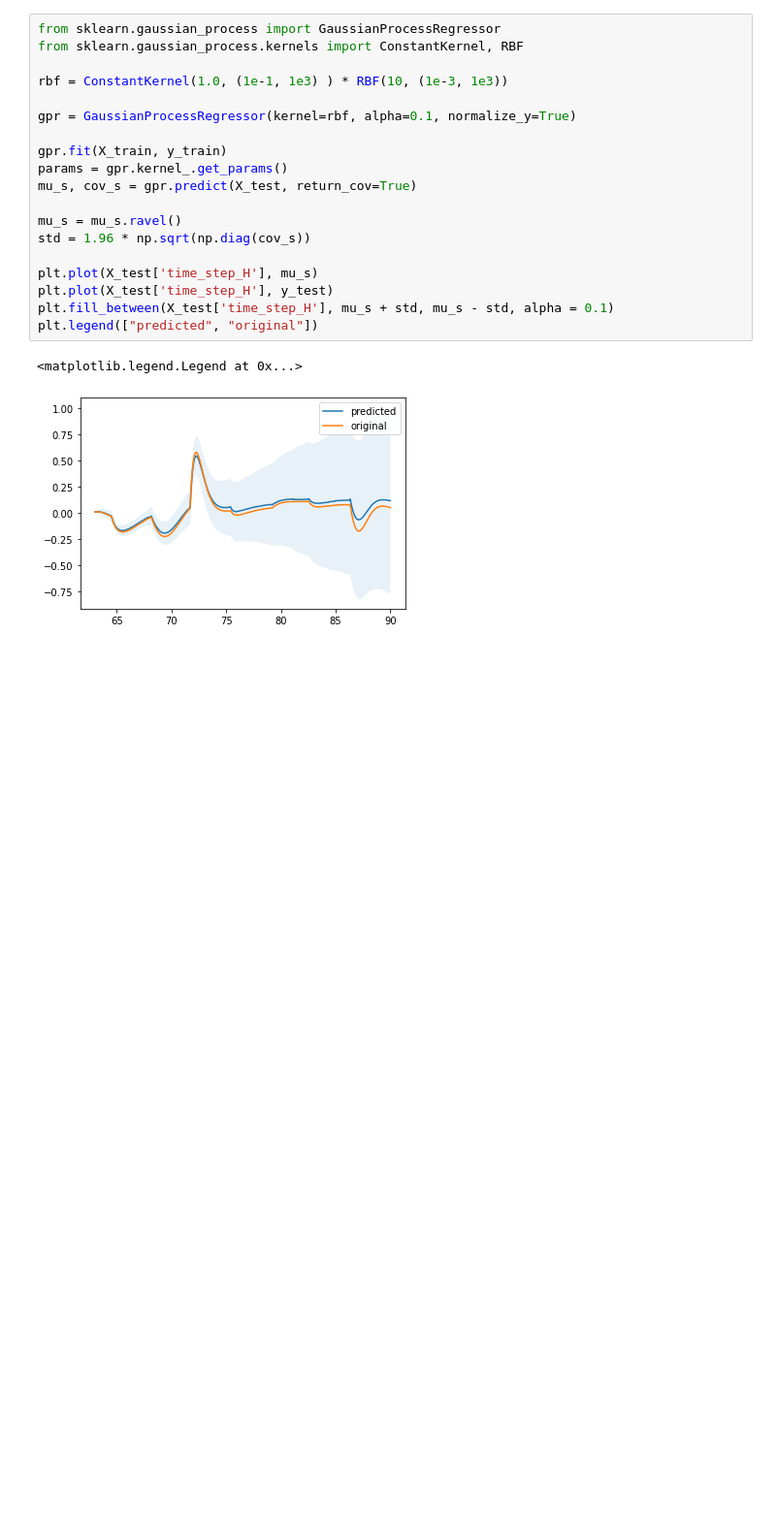
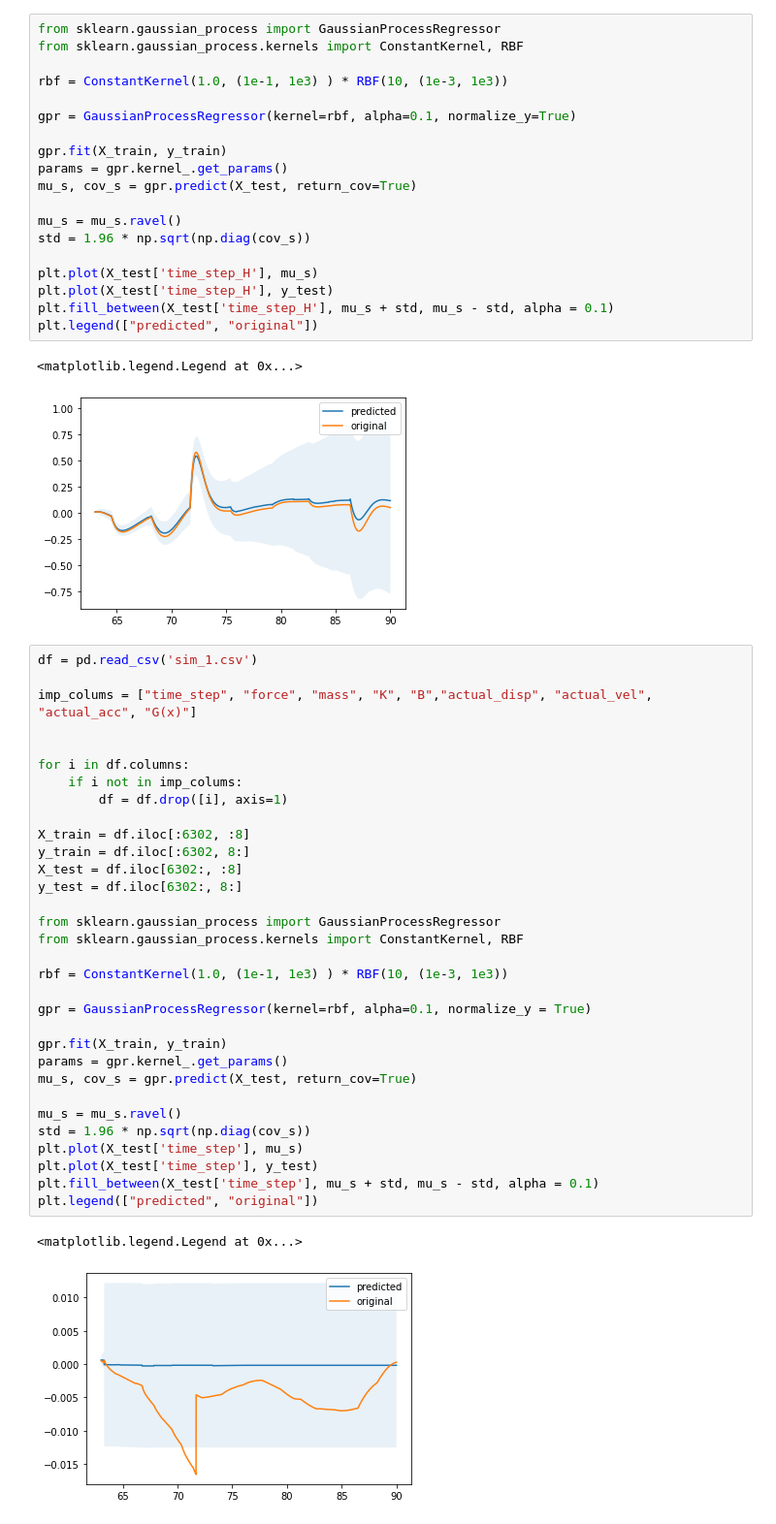
Before and after one commit to bharadwaj1098/Auto, a Jupyter notebook: haptic_graph.ipynb, the cells around one changed output. Shown at 97% size. Drawn from its saved outputs; the diff is of its cells as text; blank space fills up the shorter version.

```diff
--- a/haptic_graph.ipynb
+++ b/haptic_graph.ipynb
@@ -205,3 +205,38 @@ plt.legend(["predicted", "original"])
 # %% [output]
 <matplotlib.legend.Legend at 0x...>
 [figure]
+# %%
+df = pd.read_csv('sim_1.csv')
+
+imp_colums = ["time_step", "force", "mass", "K", "B","actual_disp", "actual_vel", "actual_acc", "G(x)"]
+
+
+for i in df.columns:
+    if i not in imp_colums:
+        df = df.drop([i], axis=1)
+
+X_train = df.iloc[:6302, :8]
+y_train = df.iloc[:6302, 8:]
+X_test = df.iloc[6302:, :8]
+y_test = df.iloc[6302:, 8:]
+
+from sklearn.gaussian_process import GaussianProcessRegressor
+from sklearn.gaussian_process.kernels import ConstantKernel, RBF
+
+rbf = ConstantKernel(1.0, (1e-1, 1e3) ) * RBF(10, (1e-3, 1e3))
+
+gpr = GaussianProcessRegressor(kernel=rbf, alpha=0.1, normalize_y = True)
+
+gpr.fit(X_train, y_train)
+params = gpr.kernel_.get_params()
+mu_s, cov_s = gpr.predict(X_test, return_cov=True)
+
+mu_s = mu_s.ravel()
+std = 1.96 * np.sqrt(np.diag(cov_s))
+plt.plot(X_test['time_step'], mu_s)
+plt.plot(X_test['time_step'], y_test)
+plt.fill_between(X_test['time_step'], mu_s + std, mu_s - std, alpha = 0.1)
+plt.legend(["predicted", "original"])
+# %% [output]
+<matplotlib.legend.Legend at 0x...>
+[figure, added]
```
Also changed, not shown: 1 other file.
